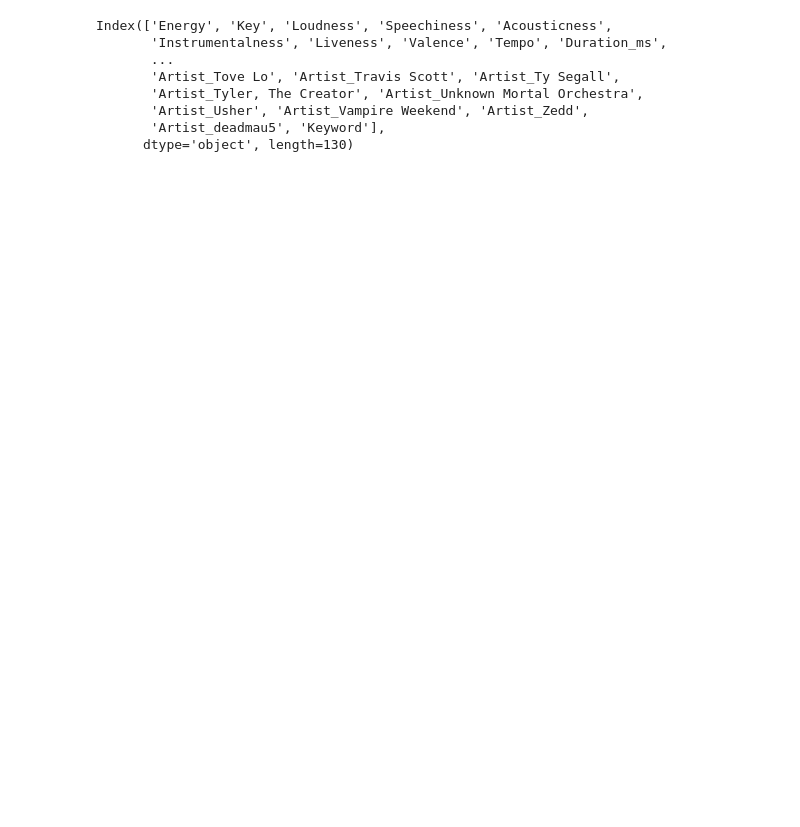
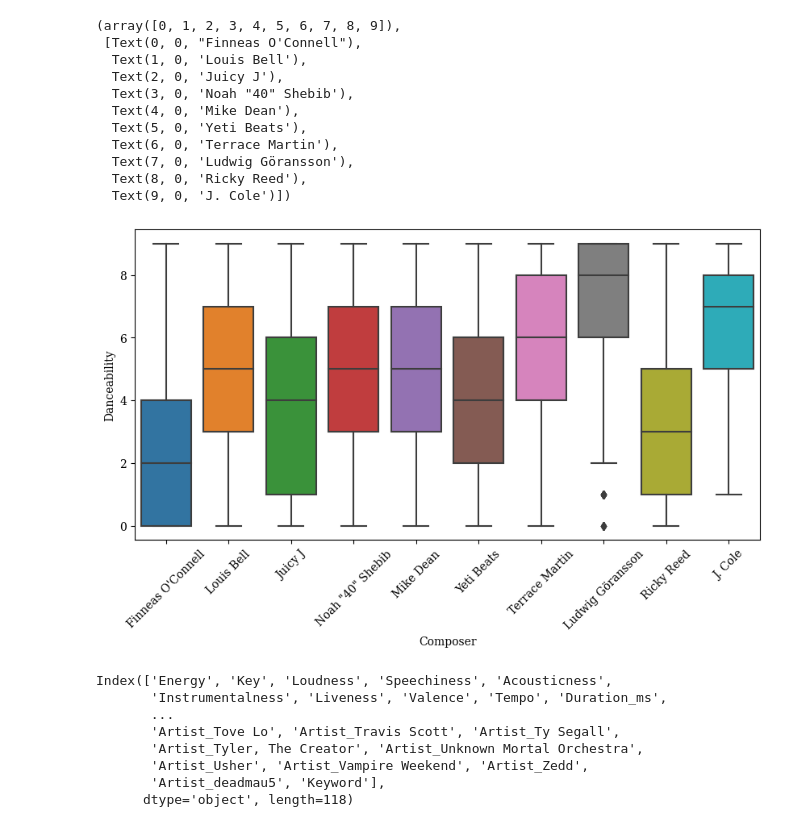
Before and after one commit to Coolshanlan/Machine-Learning-Template, a Jupyter notebook: demo_ml_regression.ipynb, the cells around one changed output. Drawn from its saved outputs; the diff is of its cells as text; code cells hidden in the pictures; blank space fills up the shorter version.

```diff
--- a/demo_ml_regression.ipynb
+++ b/demo_ml_regression.ipynb
@@ -27,6 +27,23 @@ data_df = ori_data_df.copy()
 test_df = ori_test_df.copy()
 combine_df = pd.concat([data_df,test_df])
 label_column = 'Danceability'
+# %%
+fig,ax =  plt.subplots(1,1,figsize=(10,5))
+sns.boxplot(combine_df,x='Composer',y=label_column)
+plt.xticks(rotation = 45)
+# %% [output]
+(array([0, 1, 2, 3, 4, 5, 6, 7, 8, 9]),
+ [Text(0, 0, "Finneas O'Connell"),
+  Text(1, 0, 'Louis Bell'),
+  Text(2, 0, 'Juicy J'),
+  Text(3, 0, 'Noah "40" Shebib'),
+  Text(4, 0, 'Mike Dean'),
+  Text(5, 0, 'Yeti Beats'),
+  Text(6, 0, 'Terrace Martin'),
+  Text(7, 0, 'Ludwig Göransson'),
+  Text(8, 0, 'Ricky Reed'),
+  Text(9, 0, 'J. Cole')])
+[figure, added]
 # %%
 val_df = ori_test_df[ori_test_df.id.isin(test_partial_ans.id)]
 val_df[label_column] = test_partial_ans[label_column].values
@@ -91,7 +108,7 @@ def baseline_process(df,feature_columns):
 drop_feature_columns = ['Danceability', 'Description', 'Title',\
                          'set', 'Uri', 'Url_spotify',\
                         'Url_youtube','id','Track','Album',\
-                        'Channel',]
+                        'Channel']
 feature_columns = data_df.columns.drop(drop_feature_columns)
 combine_df = baseline_process(combine_df,feature_columns)
 feature_columns = combine_df.columns.drop(drop_feature_columns)
@@ -104,7 +121,7 @@ Index(['Energy', 'Key', 'Loudness', 'Speechiness', 'Acousticness',
        'Artist_Tyler, The Creator', 'Artist_Unknown Mortal Orchestra',
        'Artist_Usher', 'Artist_Vampire Weekend', 'Artist_Zedd',
        'Artist_deadmau5', 'Keyword'],
-      dtype='object', length=130)
+      dtype='object', length=118)
 # %%
 test_df = combine_df[combine_df.set=='test'].copy().drop(columns=['set'])
 val_df = combine_df[combine_df.set=='val'].copy().drop(columns=['set'])
```
Also changed, not shown: parts of 8 cells of this notebook, 4 other files.
